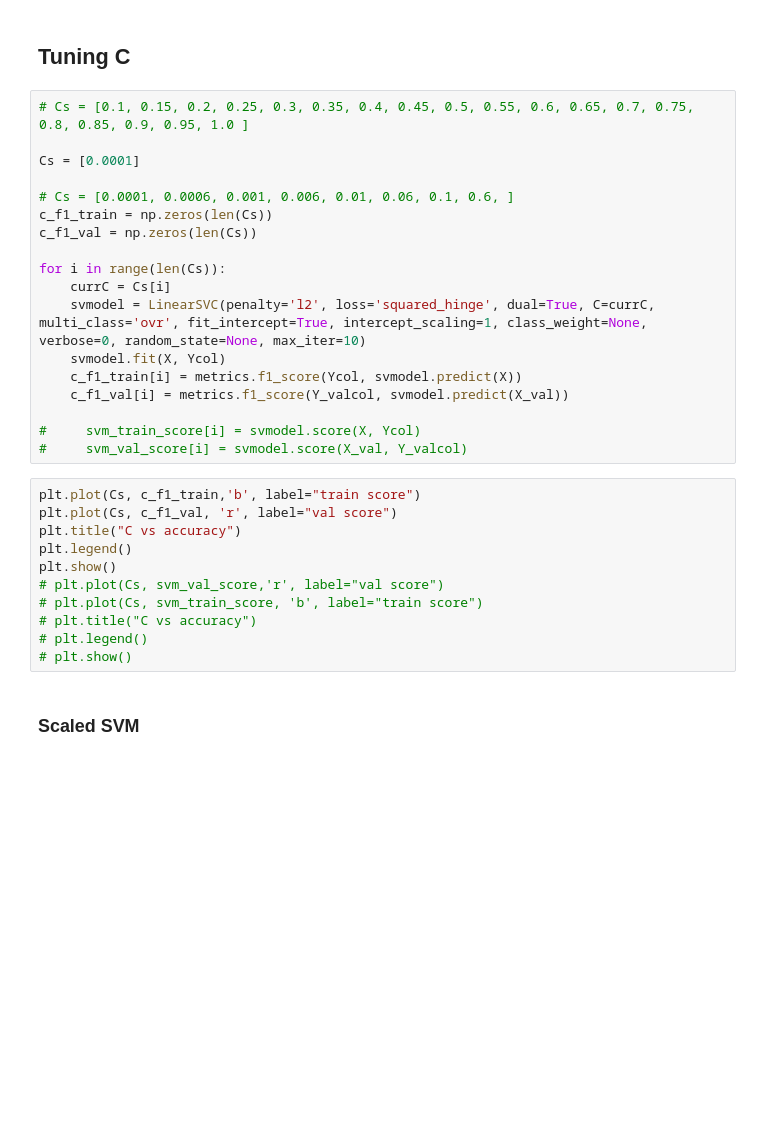
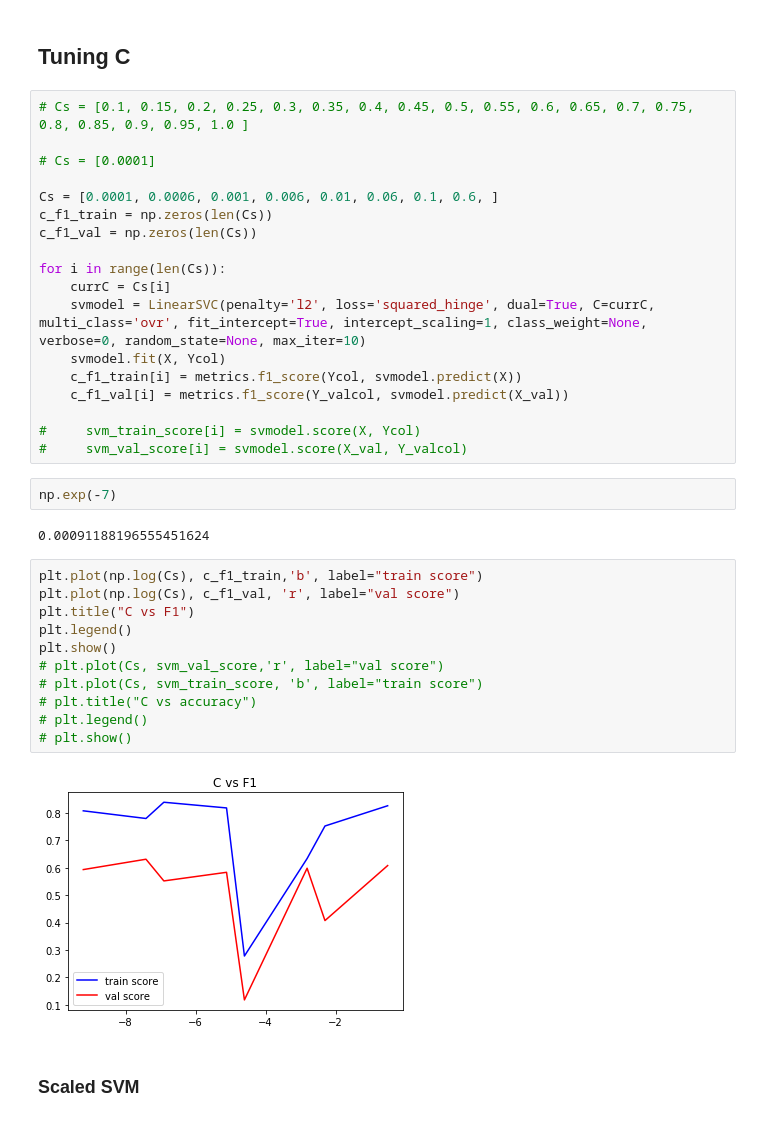
Before and after one commit to joelper/CS229A, a Jupyter notebook: Models/svm/svm.ipynb, the cells around one changed output. Cells and saved outputs as stored; diff of their text form; blank space fills up the shorter version.

```diff
--- a/Models/svm/svm.ipynb
+++ b/Models/svm/svm.ipynb
@@ -57,9 +57,9 @@ X_val_scaled = scaler.transform(X_val)
 # %%
 # Cs = [0.1, 0.15, 0.2, 0.25, 0.3, 0.35, 0.4, 0.45, 0.5, 0.55, 0.6, 0.65, 0.7, 0.75, 0.8, 0.85, 0.9, 0.95, 1.0 ]
 
-Cs = [0.0001]
+# Cs = [0.0001]
 
-# Cs = [0.0001, 0.0006, 0.001, 0.006, 0.01, 0.06, 0.1, 0.6, ]
+Cs = [0.0001, 0.0006, 0.001, 0.006, 0.01, 0.06, 0.1, 0.6, ]
 c_f1_train = np.zeros(len(Cs))
 c_f1_val = np.zeros(len(Cs))
 
@@ -72,17 +72,23 @@ for i in range(len(Cs)):
 
 #     svm_train_score[i] = svmodel.score(X, Ycol)
 #     svm_val_score[i] = svmodel.score(X_val, Y_valcol)
+# %%
+np.exp(-7)
+# %% [output]
+0.00091188196555451624
 # %%
-plt.plot(Cs, c_f1_train,'b', label="train score")
-plt.plot(Cs, c_f1_val, 'r', label="val score")
-plt.title("C vs accuracy")
+plt.plot(np.log(Cs), c_f1_train,'b', label="train score")
+plt.plot(np.log(Cs), c_f1_val, 'r', label="val score")
+plt.title("C vs F1")
 plt.legend()
 plt.show()
 # plt.plot(Cs, svm_val_score,'r', label="val score")
 # plt.plot(Cs, svm_train_score, 'b', label="train score")
 # plt.title("C vs accuracy")
 # plt.legend()
 # plt.show()
+# %% [output]
+[figure, added]
 # %% [markdown]
 ### Scaled SVM
 # %%
```
Also changed, not shown: parts of 3 cells of this notebook.
